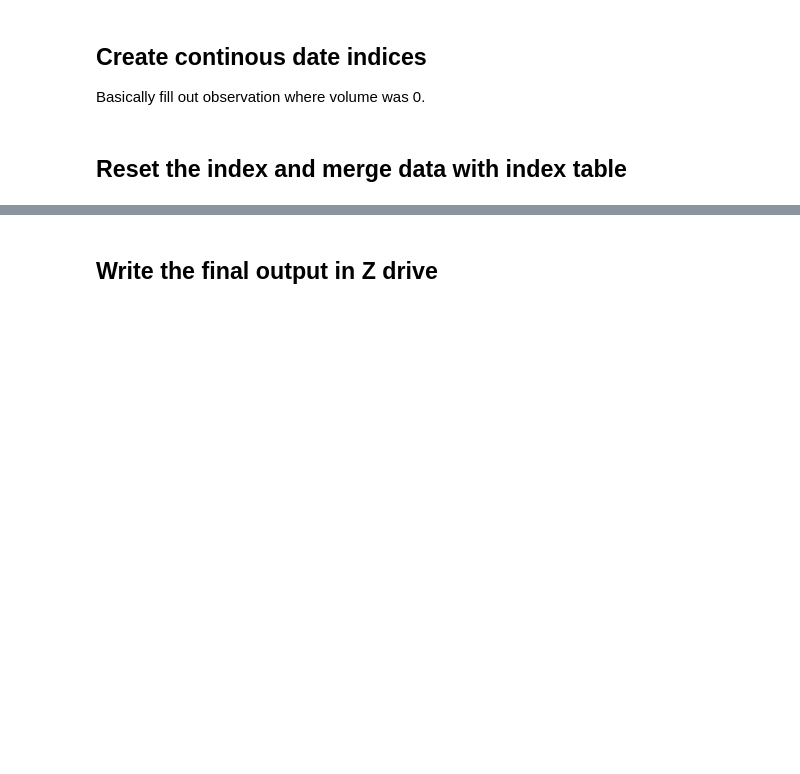
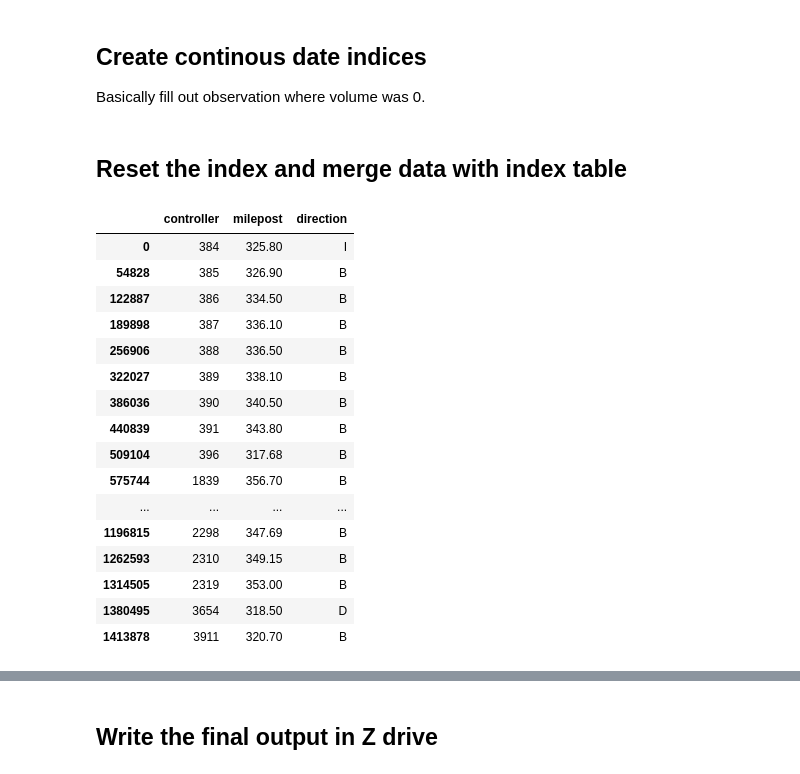
Before and after one commit to Apoorb/Hive-SDC, a Jupyter notebook: ProcessVolDatFeb-VehClass.ipynb, the cells around one changed output, grey strips where cells are left out. Cells and saved outputs as stored; diff of their text form; code cells hidden in the pictures; blank space fills up the shorter version.

```diff
--- a/ProcessVolDatFeb-VehClass.ipynb
+++ b/ProcessVolDatFeb-VehClass.ipynb
@@ -104,6 +100,27 @@ dat_e1=dat_e1.reindex(multi_index)
 dat_e1.columns=[''.join(col).strip() for col in dat_e1.columns.values]
 # %% [markdown]
 ## Reset the index and merge data with index table
+# %%
+AB_SS=dat.loc[:,['controller','milepost','direction']].drop_duplicates()
+AB_SS
+# %% [output]
+|  | controller | milepost | direction |
+| 0 | 384 | 325.80 | I |
+| 54828 | 385 | 326.90 | B |
+| 122887 | 386 | 334.50 | B |
+| 189898 | 387 | 336.10 | B |
+| 256906 | 388 | 336.50 | B |
+| 322027 | 389 | 338.10 | B |
+| 386036 | 390 | 340.50 | B |
+| 440839 | 391 | 343.80 | B |
+| 509104 | 396 | 317.68 | B |
+| 575744 | 1839 | 356.70 | B |
+| ... | ... | ... | ... |
+| 1196815 | 2298 | 347.69 | B |
+| 1262593 | 2310 | 349.15 | B |
+| 1314505 | 2319 | 353.00 | B |
+| 1380495 | 3654 | 318.50 | D |
+| 1413878 | 3911 | 320.70 | B |
 # %%
 # Add information about the speed sensor by merging with the index table
 # First make dat1 a single index table then merge with AB_SS table and then change the new table to multi index.
```
Also changed, not shown: parts of 7 cells of this notebook, 9 other files.
